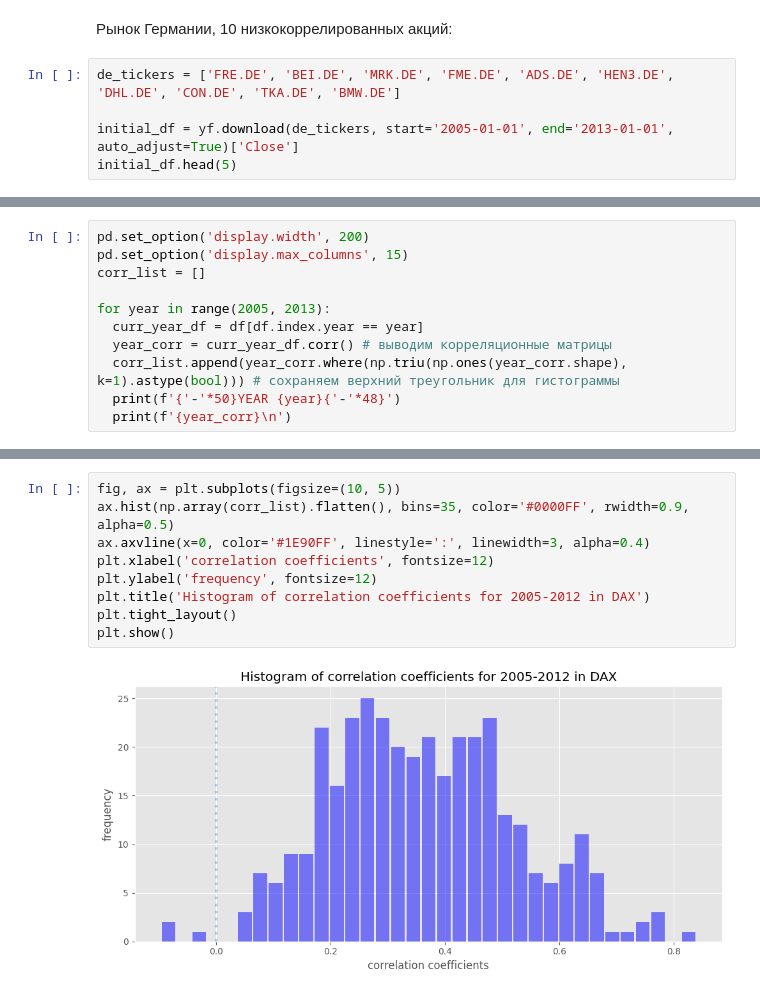
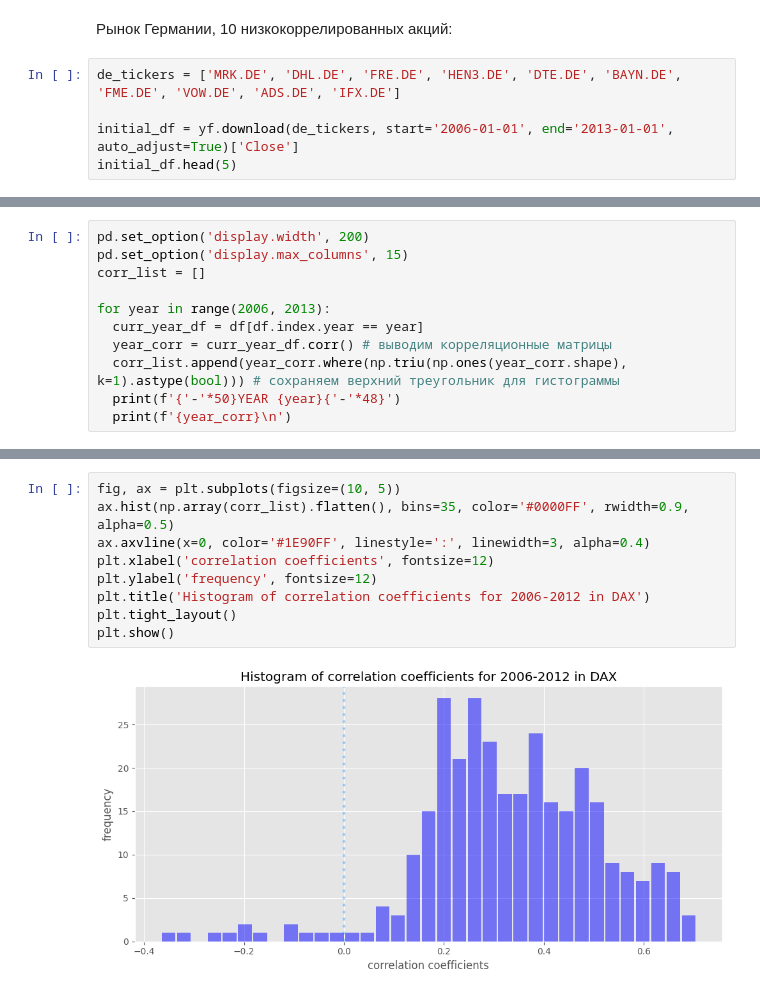
Before and after one commit to sadberyy/CrisisAnalysis, a Jupyter notebook: threshold_selection.ipynb, the cells around one changed output, grey strips where cells are left out. Cells and saved outputs as stored; diff of their text form.

```diff
--- a/threshold_selection.ipynb
+++ b/threshold_selection.ipynb
@@ -12,9 +12,9 @@ plt.style.use('ggplot')
 # %% [markdown]
 Рынок Германии, 10 низкокоррелированных акций:
 # %%
-de_tickers = ['FRE.DE', 'BEI.DE', 'MRK.DE', 'FME.DE', 'ADS.DE', 'HEN3.DE', 'DHL.DE', 'CON.DE', 'TKA.DE', 'BMW.DE']
+de_tickers = ['MRK.DE', 'DHL.DE', 'FRE.DE', 'HEN3.DE', 'DTE.DE', 'BAYN.DE', 'FME.DE', 'VOW.DE', 'ADS.DE', 'IFX.DE']
 
-initial_df = yf.download(de_tickers, start='2005-01-01', end='2013-01-01', auto_adjust=True)['Close']
+initial_df = yf.download(de_tickers, start='2006-01-01', end='2013-01-01', auto_adjust=True)['Close']
 initial_df.head(5)
 # %% [output]
 [*********************100%***********************]  10 of 10 completed
@@ -43,7 +43,7 @@ pd.set_option('display.width', 200)
 pd.set_option('display.max_columns', 15)
 corr_list = []
 
-for year in range(2005, 2013):
+for year in range(2006, 2013):
   curr_year_df = df[df.index.year == year]
   year_corr = curr_year_df.corr() # выводим корреляционные матрицы
   corr_list.append(year_corr.where(np.triu(np.ones(year_corr.shape), k=1).astype(bool))) # сохраняем верхний треугольник для гистограммы
@@ -70,13 +70,13 @@ TKA.DE   0.463338  0.231591  0.653534  0.560865  0.448593  0.204872  0.205041  0
 # %%
 fig, ax = plt.subplots(figsize=(10, 5))
 ax.hist(np.array(corr_list).flatten(), bins=35, color='#0000FF', rwidth=0.9, alpha=0.5)
 ax.axvline(x=0, color='#1E90FF', linestyle=':', linewidth=3, alpha=0.4)
 plt.xlabel('correlation coefficients', fontsize=12)
 plt.ylabel('frequency', fontsize=12)
-plt.title('Histogram of correlation coefficients for 2005-2012 in DAX')
+plt.title('Histogram of correlation coefficients for 2006-2012 in DAX')
 plt.tight_layout()
 plt.show()
 # %% [output]
-[figure, old version]
+[figure, new version]
 # %%
 fig, ax = plt.subplots(figsize=(10, 5))
```
Also changed, not shown: parts of 6 cells of this notebook.
